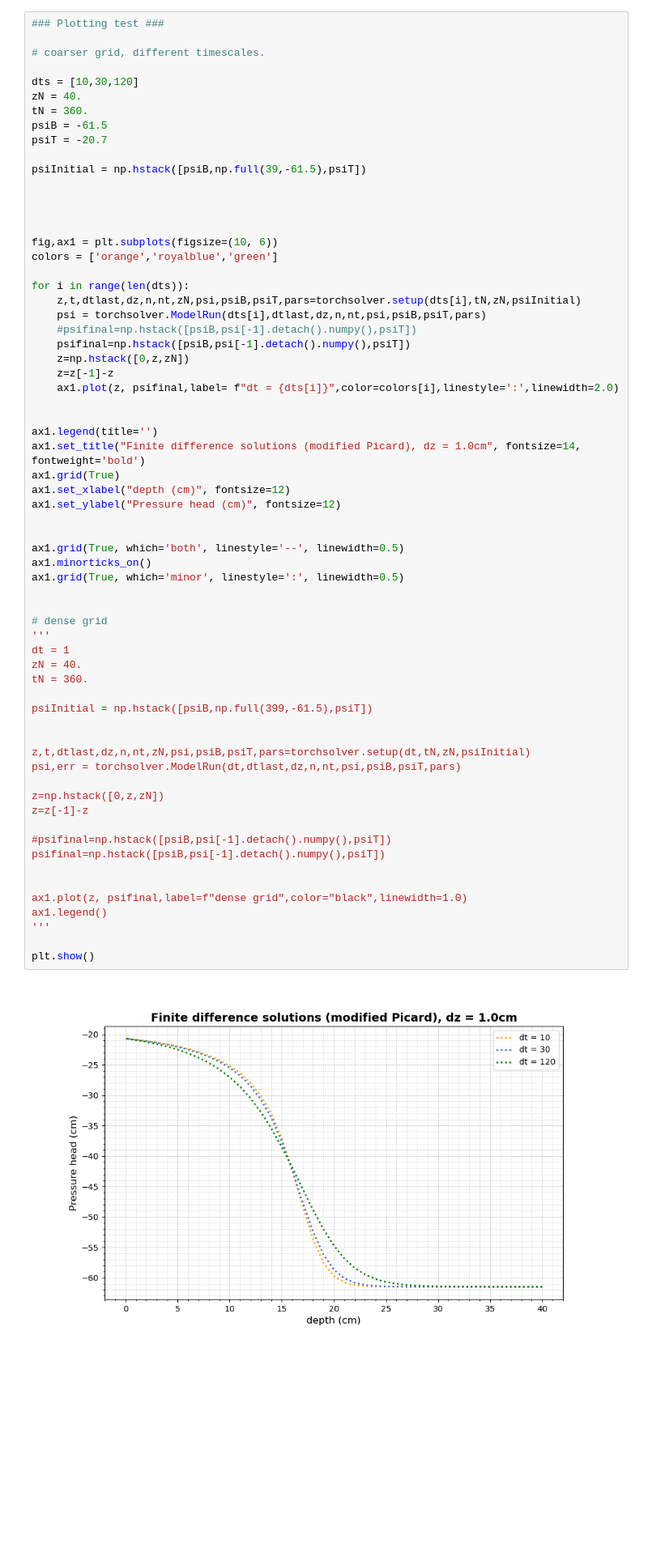
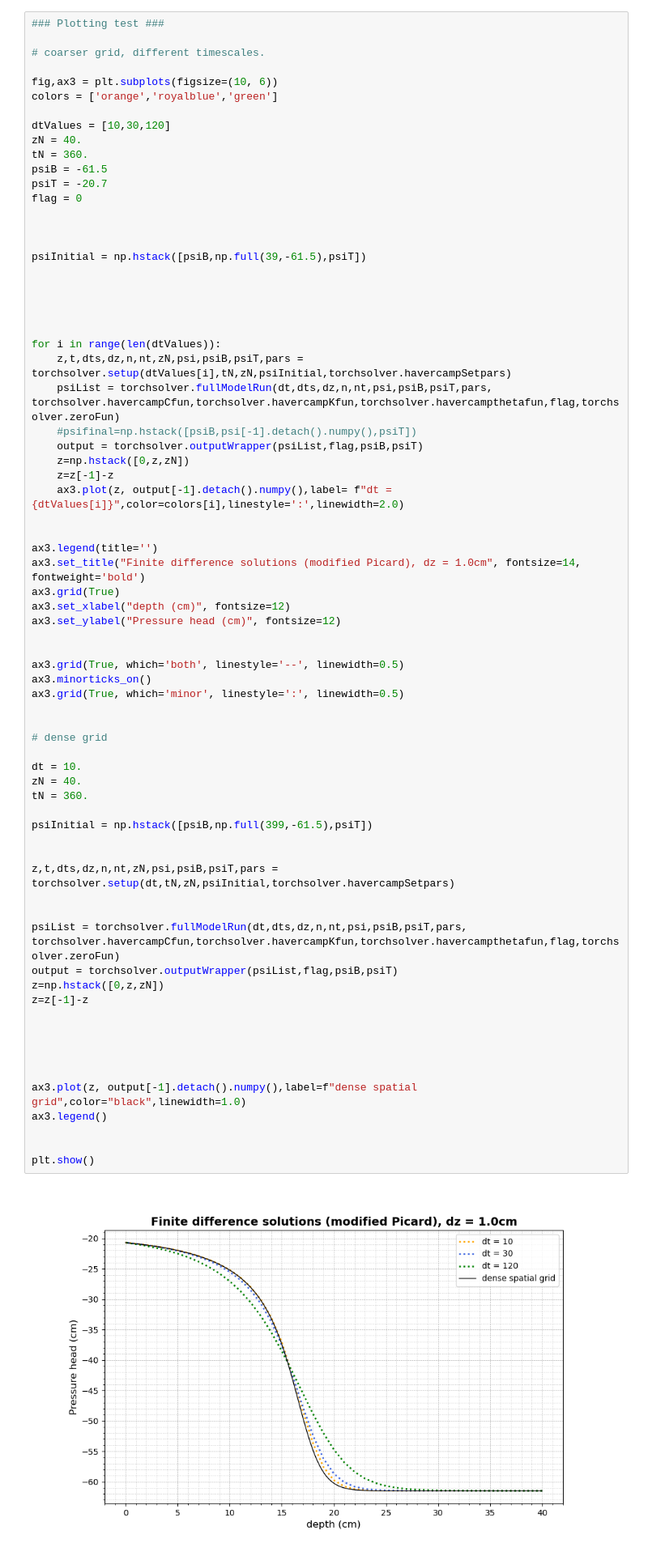
Before and after one commit to valdemarskou/PINNs, a Jupyter notebook: torch workdoc.ipynb, the cells around one changed output. Shown at 81% size. Saved outputs shown, nothing was run; the diff lists cells and outputs as text; blank space fills up the shorter version.

```diff
--- a/torch workdoc.ipynb
+++ b/torch workdoc.ipynb
@@ -101,65 +195,71 @@ Text(0, 0.5, 'Pressure head (cm)')
 
 # coarser grid, different timescales.
 
-dts = [10,30,120]
+fig,ax3 = plt.subplots(figsize=(10, 6))
+colors = ['orange','royalblue','green']
+
+dtValues = [10,30,120]
 zN = 40.
 tN = 360.
 psiB = -61.5
 psiT = -20.7
+flag = 0
+
+
 
 psiInitial = np.hstack([psiB,np.full(39,-61.5),psiT])
 
 
 
 
-fig,ax1 = plt.subplots(figsize=(10, 6))
-colors = ['orange','royalblue','green']
 
-for i in range(len(dts)):
-    z,t,dtlast,dz,n,nt,zN,psi,psiB,psiT,pars=torchsolver.setup(dts[i],tN,zN,psiInitial)
-    psi = torchsolver.ModelRun(dts[i],dtlast,dz,n,nt,psi,psiB,psiT,pars)
+for i in range(len(dtValues)):
+    z,t,dts,dz,n,nt,zN,psi,psiB,psiT,pars = torchsolver.setup(dtValues[i],tN,zN,psiInitial,torchsolver.havercampSetpars)
+    psiList = torchsolver.fullModelRun(dt,dts,dz,n,nt,psi,psiB,psiT,pars, torchsolver.havercampCfun,torchsolver.havercampKfun,torchsolver.havercampthetafun,flag,torchsolver.zeroFun)
     #psifinal=np.hstack([psiB,psi[-1].detach().numpy(),psiT])
-    psifinal=np.hstack([psiB,psi[-1].detach().numpy(),psiT])
+    output = torchsolver.outputWrapper(psiList,flag,psiB,psiT)
     z=np.hstack([0,z,zN])
     z=z[-1]-z
-    ax1.plot(z, psifinal,label= f"dt = {dts[i]}",color=colors[i],linestyle=':',linewidth=2.0)
+    ax3.plot(z, output[-1].detach().numpy(),label= f"dt = {dtValues[i]}",color=colors[i],linestyle=':',linewidth=2.0)
 
 
-ax1.legend(title='')
-ax1.set_title("Finite difference solutions (modified Picard), dz = 1.0cm", fontsize=14, fontweight='bold')
-ax1.grid(True)
-ax1.set_xlabel("depth (cm)", fontsize=12)
-ax1.set_ylabel("Pressure head (cm)", fontsize=12)
+ax3.legend(title='')
+ax3.set_title("Finite difference solutions (modified Picard), dz = 1.0cm", fontsize=14, fontweight='bold')
+ax3.grid(True)
+ax3.set_xlabel("depth (cm)", fontsize=12)
+ax3.set_ylabel("Pressure head (cm)", fontsize=12)
 
 
-ax1.grid(True, which='both', linestyle='--', linewidth=0.5)
-ax1.minorticks_on()
-ax1.grid(True, which='minor', linestyle=':', linewidth=0.5)
+ax3.grid(True, which='both', linestyle='--', linewidth=0.5)
+ax3.minorticks_on()
+ax3.grid(True, which='minor', linestyle=':', linewidth=0.5)
 
 
 # dense grid
-'''
-dt = 1
+
+dt = 10.
 zN = 40.
 tN = 360.
 
 psiInitial = np.hstack([psiB,np.full(399,-61.5),psiT])
 
 
-z,t,dtlast,dz,n,nt,zN,psi,psiB,psiT,pars=torchsolver.setup(dt,tN,zN,psiInitial)
-psi,err = torchsolver.ModelRun(dt,dtlast,dz,n,nt,psi,psiB,psiT,pars)
+z,t,dts,dz,n,nt,zN,psi,psiB,psiT,pars = torchsolver.setup(dt,tN,zN,psiInitial,torchsolver.havercampSetpars)
 
+
+psiList = torchsolver.fullModelRun(dt,dts,dz,n,nt,psi,psiB,psiT,pars, torchsolver.havercampCfun,torchsolver.havercampKfun,torchsolver.havercampthetafun,flag,torchsolver.zeroFun)
+output = torchsolver.outputWrapper(psiList,flag,psiB,psiT)
 z=np.hstack([0,z,zN])
 z=z[-1]-z
 
-#psifinal=np.hstack([psiB,psi[-1].detach().numpy(),psiT])
-psifinal=np.hstack([psiB,psi[-1].detach().numpy(),psiT])
 
 
-ax1.plot(z, psifinal,label=f"dense grid",color="black",linewidth=1.0)
-ax1.legend()
-'''
+
+
+ax3.plot(z, output[-1].detach().numpy(),label=f"dense spatial grid",color="black",linewidth=1.0)
+ax3.legend()
+
 
 plt.show()
 # %% [output]
-[figure, old version]
+[figure, new version]
```
Also changed, not shown: parts of 10 cells of this notebook, 7 other files.
